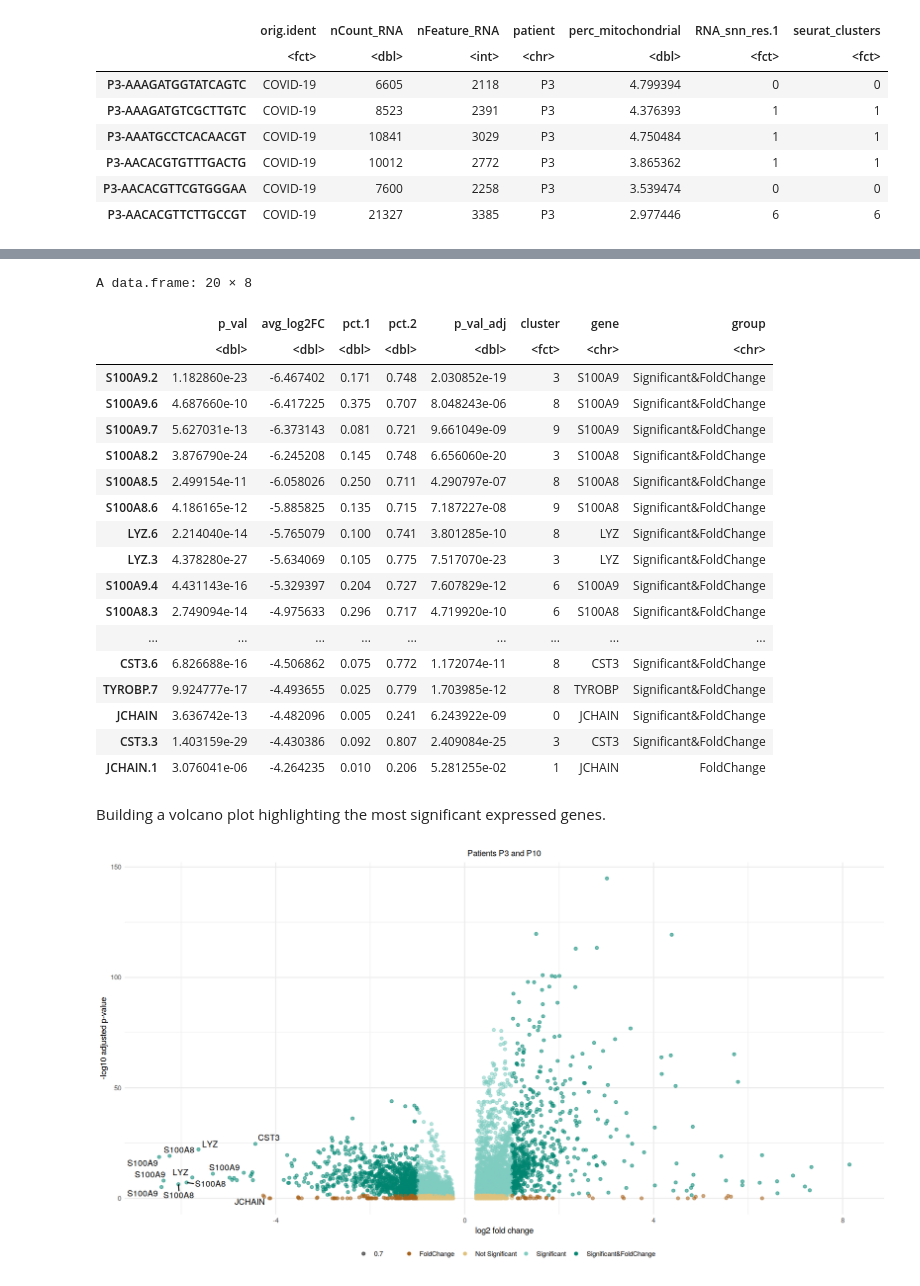
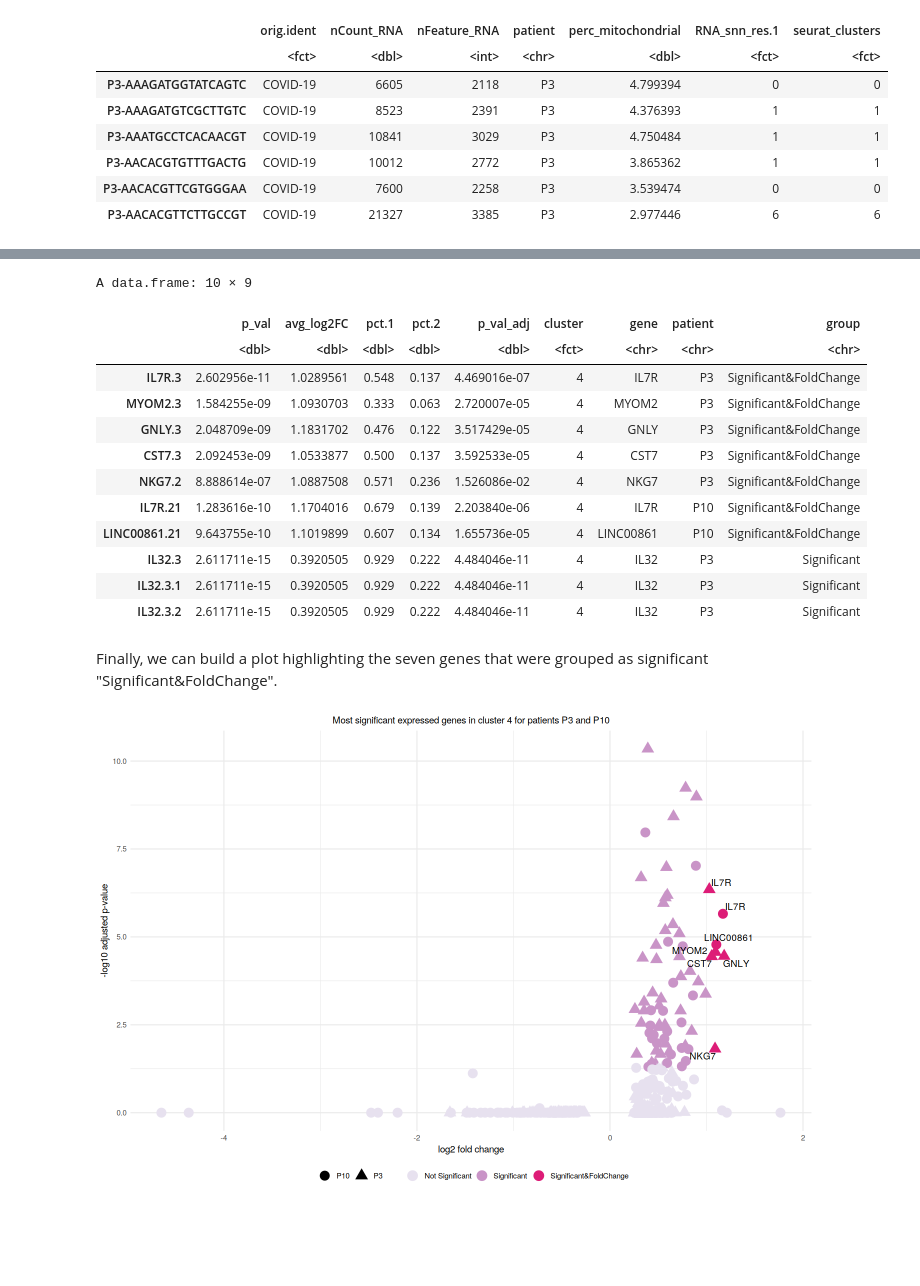
Before and after one commit to waldeyr/single_cell_analysis, a Jupyter notebook: Single_Cell_RNA_Seq.ipynb, the cells around one changed output, grey strips where cells are left out. Drawn from its saved outputs; the diff is of its cells as text; code cells hidden in the pictures; blank space fills up the shorter version.

```diff
--- a/Single_Cell_RNA_Seq.ipynb
+++ b/Single_Cell_RNA_Seq.ipynb
@@ -329,61 +394,53 @@ Also it is possible to find markers for the patients individually by splitting t
 # %%
 # Preliminarly grouping all genes as "Not Significant"
-covid_p3_p10_markers["group"] <- "Not Significant"
+cluster_4_markers["group"] <- "Not Significant"
 # Change the grouping for the entries with significance but not a large enough Fold change
-covid_p3_p10_markers[which(
-    covid_p3_p10_markers['p_val_adj'] < 0.05 &
-    abs(covid_p3_p10_markers['avg_log2FC']) < 1 ),"group"] <- "Significant"
+cluster_4_markers[which(
+    cluster_4_markers['p_val_adj'] < 0.05 &
+    abs(cluster_4_markers['avg_log2FC']) < 1 ),"group"] <- "Significant"
 # Change the grouping for the entries a large enough Fold change but not a low enough p value
-covid_p3_p10_markers[which(
-    covid_p3_p10_markers['p_val_adj'] > 0.05 &
-    abs(covid_p3_p10_markers['avg_log2FC']) > 1 ),"group"] <- "FoldChange"
+cluster_4_markers[which(
+    p3_p10_markers['p_val_adj'] > 0.05 &
+    abs(p3_p10_markers['avg_log2FC']) > 1 ),"group"] <- "FoldChange"
 # Change the grouping for the entries with both significance and large enough fold change
-covid_p3_p10_markers[which(
-    covid_p3_p10_markers['p_val_adj'] < 0.05 &
-    abs(covid_p3_p10_markers['avg_log2FC']) > 1 ),"group"] <- "Significant&FoldChange"
-# Find and label the top peaks
-top_peaks <- covid_p3_p10_markers[with(covid_p3_p10_markers, order(avg_log2FC, p_val_adj)),][1:20,]
-top_peaks <- rbind(
-    top_peaks,
-    covid_p3_p10_markers[with(covid_p3_p10_markers, order(-avg_log2FC, p_val_adj)),][1:20,])
-head(top_peaks, n = 20L)
+cluster_4_markers[which(
+    cluster_4_markers['p_val_adj'] < 0.05 &
+    abs(cluster_4_markers['avg_log2FC']) > 1 ),"group"] <- "Significant&FoldChange"
+# Find and label the top peaks ordered by significance
+top_peaks <- cluster_4_markers[which(
+    cluster_4_markers['group']=="Significant&FoldChange",
+    order(cluster_4_markers['p_val_adj'])),][1:10,]
+head(top_peaks, n = 10L)
 # %% [output]
-A data.frame: 20 × 8
+A data.frame: 10 × 9
-|  | p_val | avg_log2FC | pct.1 | pct.2 | p_val_adj | cluster | gene | group |
-|  | <dbl> | <dbl> | <dbl> | <dbl> | <dbl> | <fct> | <chr> | <chr> |
-| S100A9.2 | 1.182860e-23 | -6.467402 | 0.171 | 0.748 | 2.030852e-19 | 3 | S100A9 | Significant&FoldChange |
-| S100A9.6 | 4.687660e-10 | -6.417225 | 0.375 | 0.707 | 8.048243e-06 | 8 | S100A9 | Significant&FoldChange |
-| S100A9.7 | 5.627031e-13 | -6.373143 | 0.081 | 0.721 | 9.661049e-09 | 9 | S100A9 | Significant&FoldChange |
-| S100A8.2 | 3.876790e-24 | -6.245208 | 0.145 | 0.748 | 6.656060e-20 | 3 | S100A8 | Significant&FoldChange |
-| S100A8.5 | 2.499154e-11 | -6.058026 | 0.250 | 0.711 | 4.290797e-07 | 8 | S100A8 | Significant&FoldChange |
-| S100A8.6 | 4.186165e-12 | -5.885825 | 0.135 | 0.715 | 7.187227e-08 | 9 | S100A8 | Significant&FoldChange |
-| LYZ.6 | 2.214040e-14 | -5.765079 | 0.100 | 0.741 | 3.801285e-10 | 8 | LYZ | Significant&FoldChange |
-| LYZ.3 | 4.378280e-27 | -5.634069 | 0.105 | 0.775 | 7.517070e-23 | 3 | LYZ | Significant&FoldChange |
-| S100A9.4 | 4.431143e-16 | -5.329397 | 0.204 | 0.727 | 7.607829e-12 | 6 | S100A9 | Significant&FoldChange |
-| S100A8.3 | 2.749094e-14 | -4.975633 | 0.296 | 0.717 | 4.719920e-10 | 6 | S100A8 | Significant&FoldChange |
-| ... | ... | ... | ... | ... | ... | ... | ... | ... |
-| CST3.6 | 6.826688e-16 | -4.506862 | 0.075 | 0.772 | 1.172074e-11 | 8 | CST3 | Significant&FoldChange |
-| TYROBP.7 | 9.924777e-17 | -4.493655 | 0.025 | 0.779 | 1.703985e-12 | 8 | TYROBP | Significant&FoldChange |
-| JCHAIN | 3.636742e-13 | -4.482096 | 0.005 | 0.241 | 6.243922e-09 | 0 | JCHAIN | Significant&FoldChange |
-| CST3.3 | 1.403159e-29 | -4.430386 | 0.092 | 0.807 | 2.409084e-25 | 3 | CST3 | Significant&FoldChange |
-| JCHAIN.1 | 3.076041e-06 | -4.264235 | 0.010 | 0.206 | 5.281255e-02 | 1 | JCHAIN | FoldChange |
+|  | p_val | avg_log2FC | pct.1 | pct.2 | p_val_adj | cluster | gene | patient | group |
+|  | <dbl> | <dbl> | <dbl> | <dbl> | <dbl> | <fct> | <chr> | <chr> | <chr> |
+| IL7R.3 | 2.602956e-11 | 1.0289561 | 0.548 | 0.137 | 4.469016e-07 | 4 | IL7R | P3 | Significant&FoldChange |
+| MYOM2.3 | 1.584255e-09 | 1.0930703 | 0.333 | 0.063 | 2.720007e-05 | 4 | MYOM2 | P3 | Significant&FoldChange |
+| GNLY.3 | 2.048709e-09 | 1.1831702 | 0.476 | 0.122 | 3.517429e-05 | 4 | GNLY | P3 | Significant&FoldChange |
+| CST7.3 | 2.092453e-09 | 1.0533877 | 0.500 | 0.137 | 3.592533e-05 | 4 | CST7 | P3 | Significant&FoldChange |
+| NKG7.2 | 8.888614e-07 | 1.0887508 | 0.571 | 0.236 | 1.526086e-02 | 4 | NKG7 | P3 | Significant&FoldChange |
+| IL7R.21 | 1.283616e-10 | 1.1704016 | 0.679 | 0.139 | 2.203840e-06 | 4 | IL7R | P10 | Significant&FoldChange |
+| LINC00861.21 | 9.643755e-10 | 1.1019899 | 0.607 | 0.134 | 1.655736e-05 | 4 | LINC00861 | P10 | Significant&FoldChange |
+| IL32.3 | 2.611711e-15 | 0.3920505 | 0.929 | 0.222 | 4.484046e-11 | 4 | IL32 | P3 | Significant |
+| IL32.3.1 | 2.611711e-15 | 0.3920505 | 0.929 | 0.222 | 4.484046e-11 | 4 | IL32 | P3 | Significant |
+| IL32.3.2 | 2.611711e-15 | 0.3920505 | 0.929 | 0.222 | 4.484046e-11 | 4 | IL32 | P3 | Significant |
 # %% [markdown]
-Building a volcano plot highlighting the most significant expressed genes.
+Finally, we can build a plot highlighting the seven genes that were grouped as significant "Significant&FoldChange".
 # %%
-p3_p10_plot <- ggplot(covid_p3_p10_markers) +
-  geom_point(aes(x = avg_log2FC, y = -log10(p_val_adj), colour = group, alpha=0.7)) +
-  geom_text_repel(data=top_peaks[1:20,],aes(x = avg_log2FC, y = -log10(p_val_adj),label=gene))+
-  scale_color_brewer(palette = "BrBG")+
-  ggtitle("Patients P3 and P10")+
+options(repr.plot.width=12, repr.plot.height=8)
+p3_p10_plot <- ggplot(na.omit(cluster_4_markers)) +
+  geom_point(aes(x = avg_log2FC, y = -log10(p_val_adj), colour = group, shape = patient), size = 5) +
+  geom_text_repel(data = top_peaks[1:7,], aes(x = avg_log2FC, y = -log10(p_val_adj), label = gene))+
+  scale_color_brewer(palette = "PuRd")+
+  ggtitle("Most significant expressed genes in cluster 4 for patients P3 and P10")+
   xlab("log2 fold change") +
   ylab("-log10 adjusted p-value") +
   theme_minimal()+
   theme(legend.position = "bottom",
         legend.title = element_blank(),
         plot.title = element_text(size = rel(1), hjust = 0.5),
         axis.title = element_text(size = rel(1)))
-
-options(repr.plot.width=15, repr.plot.height=8)
 p3_p10_plot
 # %% [output]
-[figure, old version]
+[figure, new version]
```
Also changed, not shown: parts of 22 cells of this notebook.
